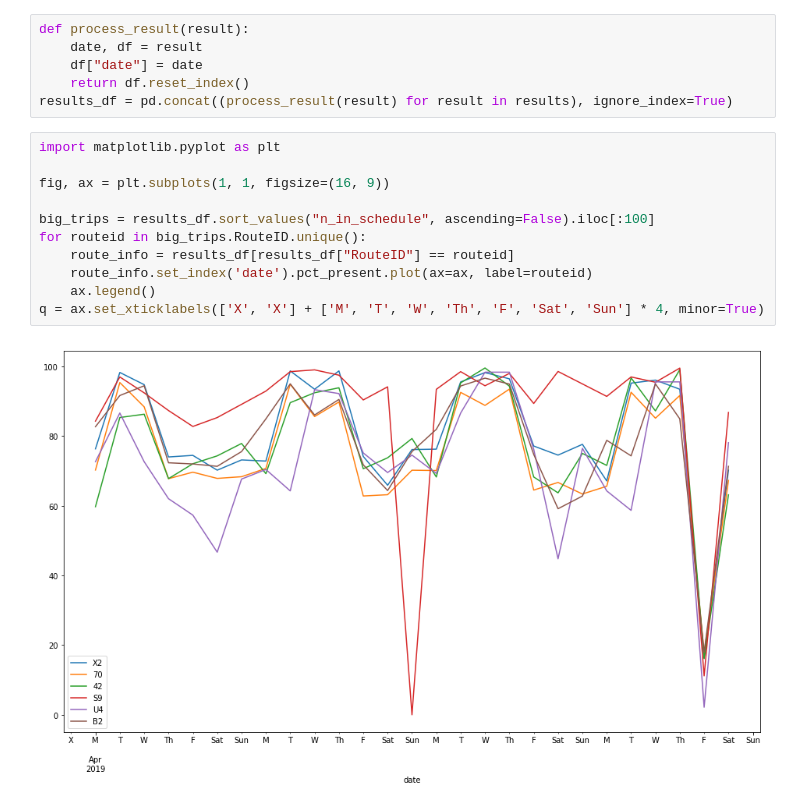
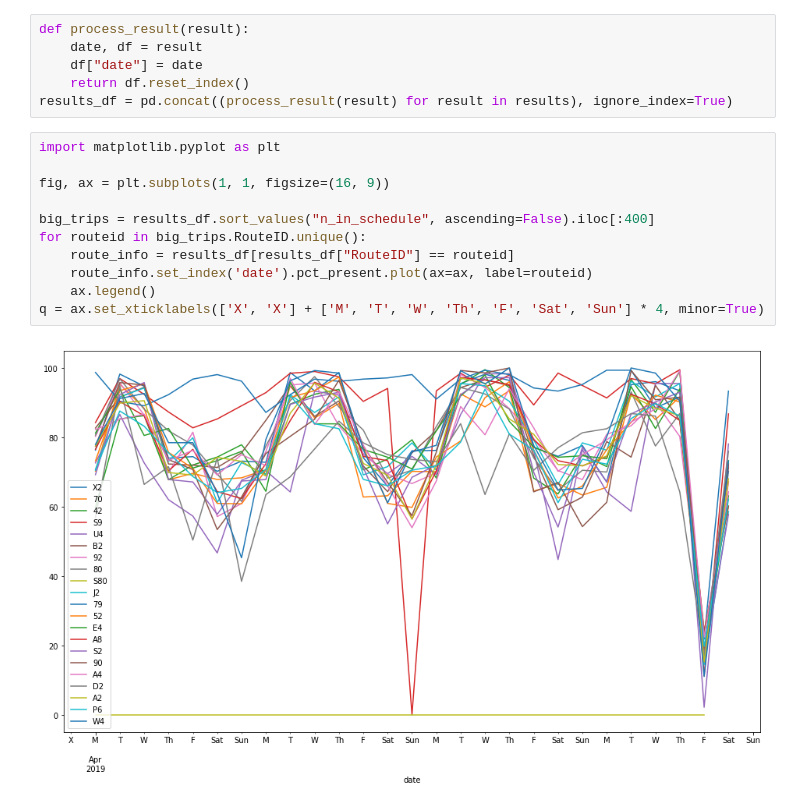
Before and after one commit to cmoscardi/dc_bus_stuff, a Jupyter notebook: inital_analysis.ipynb, the cells around one changed output. Drawn from its saved outputs; the diff is of its cells as text.

```diff
--- a/inital_analysis.ipynb
+++ b/inital_analysis.ipynb
@@ -202,13 +202,13 @@ results_df = pd.concat((process_result(result) for result in results), ignore_in
 # %%
 import matplotlib.pyplot as plt
 
 fig, ax = plt.subplots(1, 1, figsize=(16, 9))
 
-big_trips = results_df.sort_values("n_in_schedule", ascending=False).iloc[:100]
+big_trips = results_df.sort_values("n_in_schedule", ascending=False).iloc[:400]
 for routeid in big_trips.RouteID.unique():
     route_info = results_df[results_df["RouteID"] == routeid]
     route_info.set_index('date').pct_present.plot(ax=ax, label=routeid)
     ax.legend()
 q = ax.set_xticklabels(['X', 'X'] + ['M', 'T', 'W', 'Th', 'F', 'Sat', 'Sun'] * 4, minor=True)
 # %% [output]
-[figure, old version]
+[figure, new version]
```
